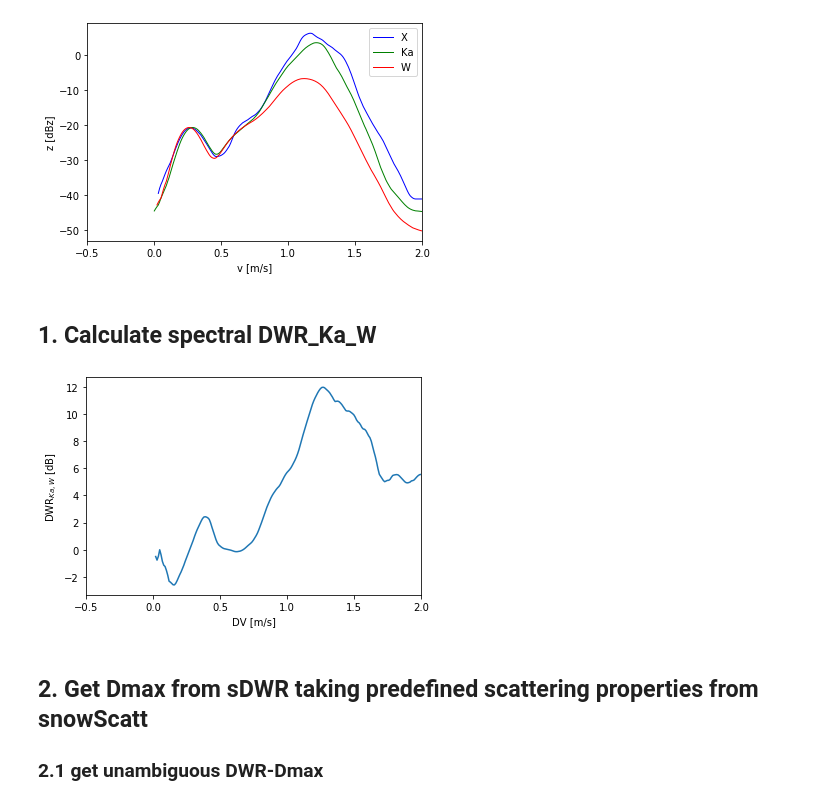
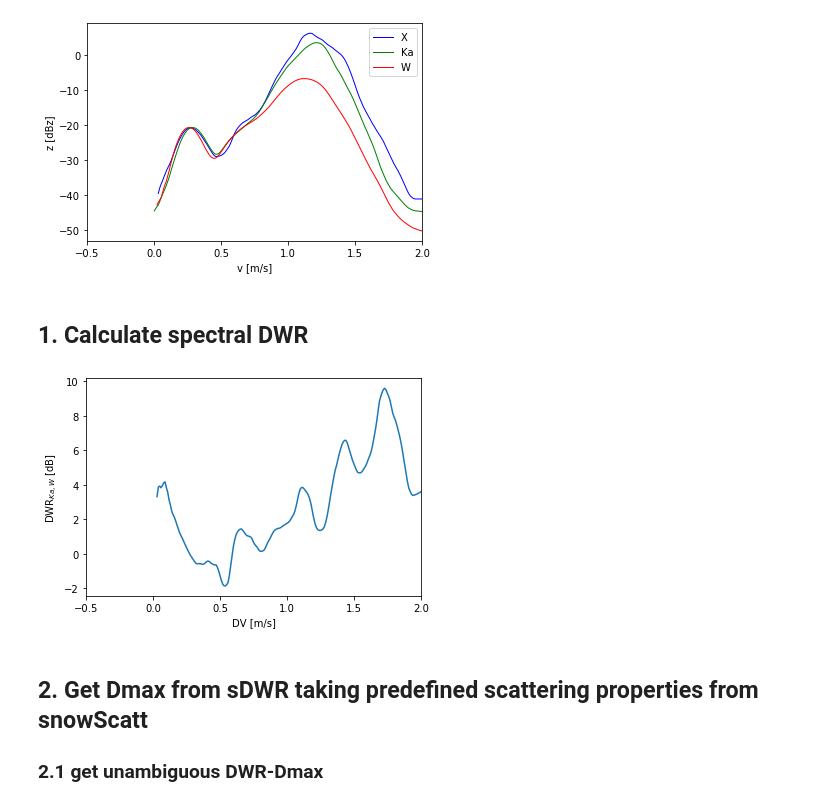
Before and after one commit to OPTIMICe-team/PSDretrieval, a Jupyter notebook: notebooks/ShowcaseRetrievalBarretOrig.ipynb, the cells around one changed output. Saved outputs shown, nothing was run; the diff lists cells and outputs as text; code cells hidden in the pictures.

```diff
--- a/notebooks/ShowcaseRetrievalBarretOrig.ipynb
+++ b/notebooks/ShowcaseRetrievalBarretOrig.ipynb
@@ -38,12 +38,13 @@ ax = pl.plotObsSpectra(SpecSingle,ax)
 # %% [output]
 [figure]
 # %% [markdown]
-## 1. Calculate spectral DWR_Ka_W
+## 1. Calculate spectral DWR
 # %%
+DWRkey="DWR_X_Ka"
 fig,ax = plt.subplots(nrows=1,ncols=1)
-ax = pl.plotSpectralDWR(SpecSingle.DWR_Ka_W,ax)
+ax = pl.plotSpectralDWR(SpecSingle[DWRkey],ax)
 # %% [output]
-[figure, old version]
+[figure, new version]
 # %% [markdown]
 ## 2. Get Dmax from sDWR taking predefined scattering properties from snowScatt
 ### 2.1 get unambiguous DWR-Dmax
```
Also changed, not shown: parts of 11 cells of this notebook, 4 other files.
